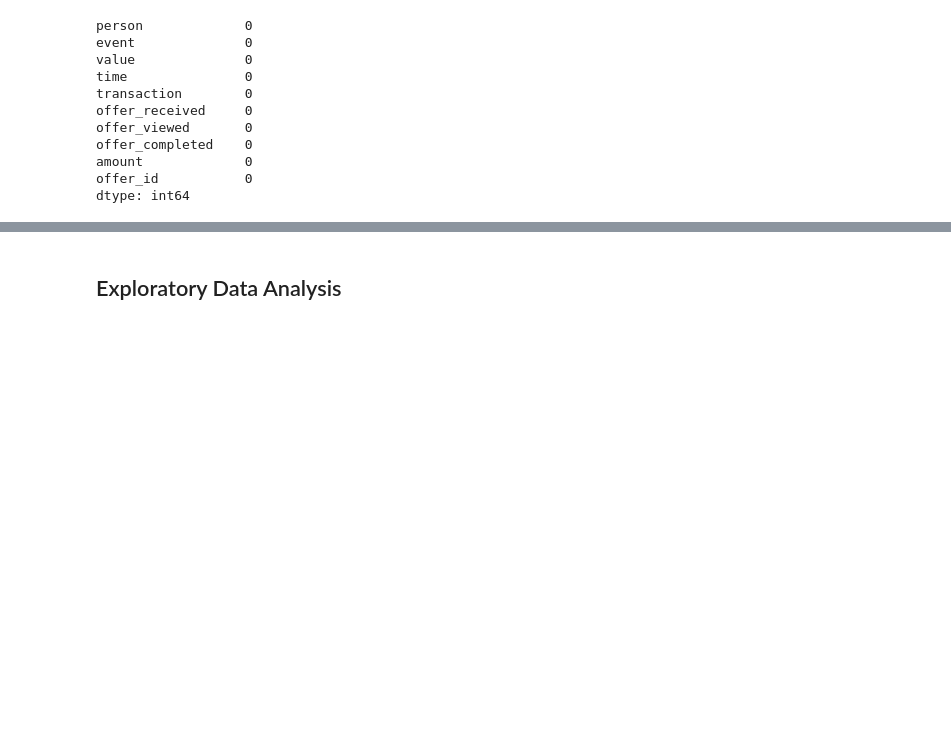
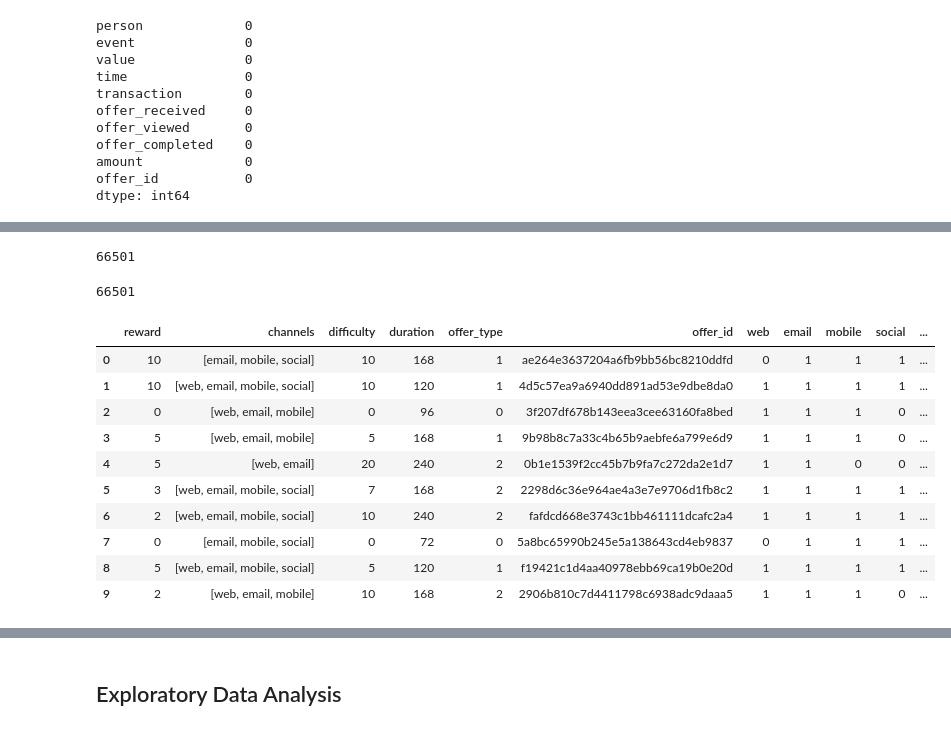
Before and after one commit to watertreader/Udacity_Data_Scientist_Nanodegree, a Jupyter notebook: Project_4/Starbucks_Capstone_notebook.ipynb, the cells around one changed output, grey strips where cells are left out. Saved outputs shown, nothing was run; the diff lists cells and outputs as text; code cells hidden in the pictures; blank space fills up the shorter version.

```diff
--- a/Project_4/Starbucks_Capstone_notebook.ipynb
+++ b/Project_4/Starbucks_Capstone_notebook.ipynb
@@ -309,7 +310,7 @@ print(portfolio_df)
 # %% [markdown]
 Convert offer_type from categorical into numerical data
 # %%
-portfolio_df.offer_type = portfolio_df.offer_type.replace(['bogo', 'informational', 'discount'],
+portfolio_df.offer_type = portfolio_df.offer_type.replace([ 'informational', 'bogo', 'discount'],
                           [0, 1, 2])
 # %% [markdown]
 Changing the duration from day into hours
@@ -319,7 +320,5 @@ portfolio_df.duration  = portfolio_df.duration * 24
 Adding three more columns -- Offered, Viewed, Complete
 # %%
 portfolio_df['Viewed'] = 0
-
-portfolio_df['Complete'] = 0
-
+portfolio_df['Completed'] = 0
 portfolio_df['Offered'] = 0
@@ -328,11 +324,0 @@ Normalizing the data in portfolio
-# %%
-## normalize difficulty column
-portfolio_df.difficulty = portfolio.difficulty /5
-
-## normalie duration column
-portfolio_df.duration = portfolio.duration /portfolio.duration.max()
-
-## droping channels and email
-portfolio_df = portfolio_df.drop(['channels', 'email'], axis=1)
-
-print(portfolio_df)
@@ -526,0 +561,44 @@ We need to filter out customers who completed the offer without recieving or vie
+# %%
+### we made a copy of whatever we did until now
+offer = transcript_df.copy()
+
+#### get all the offer that were send out
+offer = offer[offer.offer_received==1]
+
+offer = offer.drop(['offer_received','value', 'time', 'transaction', 'amount'], axis=1)
+
+print(offer.person.count())
+# %% [output]
+66501
+# %%
+transcript_df_person_offerid = transcript_df.groupby(['person', 'offer_id'])
+
+for key, item in transcript_df_person_offerid:
+    tmp = transcript_df_person_offerid.get_group(key)
+    if tmp.offer_completed.sum() == 1:
+        if tmp.offer_viewed.sum() == 1:
+            offer.loc[offer.offer_id==key[1], 'offer_completed'] = 1
+            offer.loc[offer.offer_id==key[1], 'offer_viewed'] = 1
+        else:
+            offer.loc[offer.offer_id==key[1], 'offer_completed'] = 0
+            offer.loc[offer.offer_id==key[1], 'offer_viewed'] = 0
+    if tmp.offer_viewed.sum() == 1:
+        offer.loc[offer.offer_id==key[1], 'offer_viewed'] = 1
+# %% [output]
+66501
+# %%
+portfolio_df = portfolio_df.rename(columns={'id': 'offer_id'})
+
+portfolio_df
+# %% [output]
+|  | reward | channels | difficulty | duration | offer_type | offer_id | web | email | mobile | social | ... |
+| 0 | 10 | [email, mobile, social] | 10 | 168 | 1 | ae264e3637204a6fb9bb56bc8210ddfd | 0 | 1 | 1 | 1 | ... |
+| 1 | 10 | [web, email, mobile, social] | 10 | 120 | 1 | 4d5c57ea9a6940dd891ad53e9dbe8da0 | 1 | 1 | 1 | 1 | ... |
+| 2 | 0 | [web, email, mobile] | 0 | 96 | 0 | 3f207df678b143eea3cee63160fa8bed | 1 | 1 | 1 | 0 | ... |
+| 3 | 5 | [web, email, mobile] | 5 | 168 | 1 | 9b98b8c7a33c4b65b9aebfe6a799e6d9 | 1 | 1 | 1 | 0 | ... |
+| 4 | 5 | [web, email] | 20 | 240 | 2 | 0b1e1539f2cc45b7b9fa7c272da2e1d7 | 1 | 1 | 0 | 0 | ... |
+| 5 | 3 | [web, email, mobile, social] | 7 | 168 | 2 | 2298d6c36e964ae4a3e7e9706d1fb8c2 | 1 | 1 | 1 | 1 | ... |
+| 6 | 2 | [web, email, mobile, social] | 10 | 240 | 2 | fafdcd668e3743c1bb461111dcafc2a4 | 1 | 1 | 1 | 1 | ... |
+| 7 | 0 | [email, mobile, social] | 0 | 72 | 0 | 5a8bc65990b245e5a138643cd4eb9837 | 0 | 1 | 1 | 1 | ... |
+| 8 | 5 | [web, email, mobile, social] | 5 | 120 | 1 | f19421c1d4aa40978ebb69ca19b0e20d | 1 | 1 | 1 | 1 | ... |
+| 9 | 2 | [web, email, mobile] | 10 | 168 | 2 | 2906b810c7d4411798c6938adc9daaa5 | 1 | 1 | 1 | 0 | ... |
```
Also changed, not shown: parts of 61 cells of this notebook.
